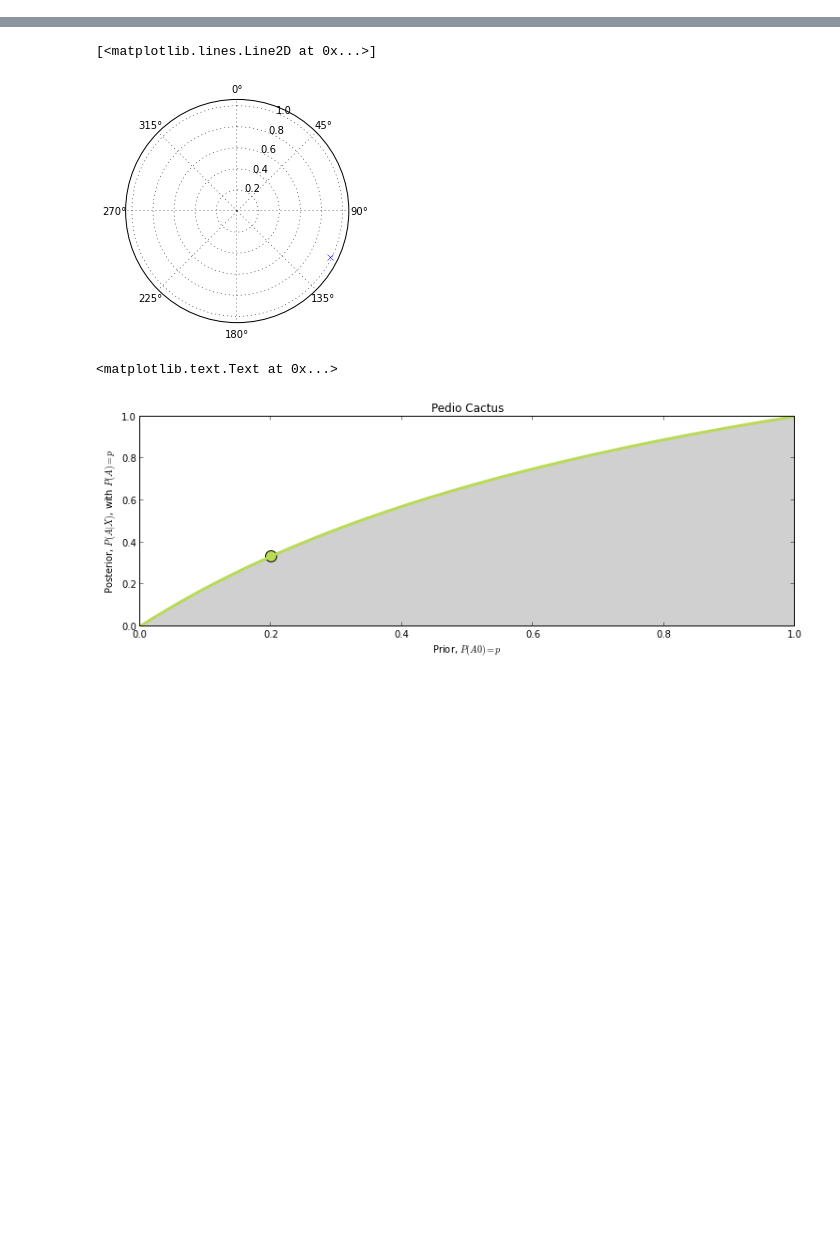
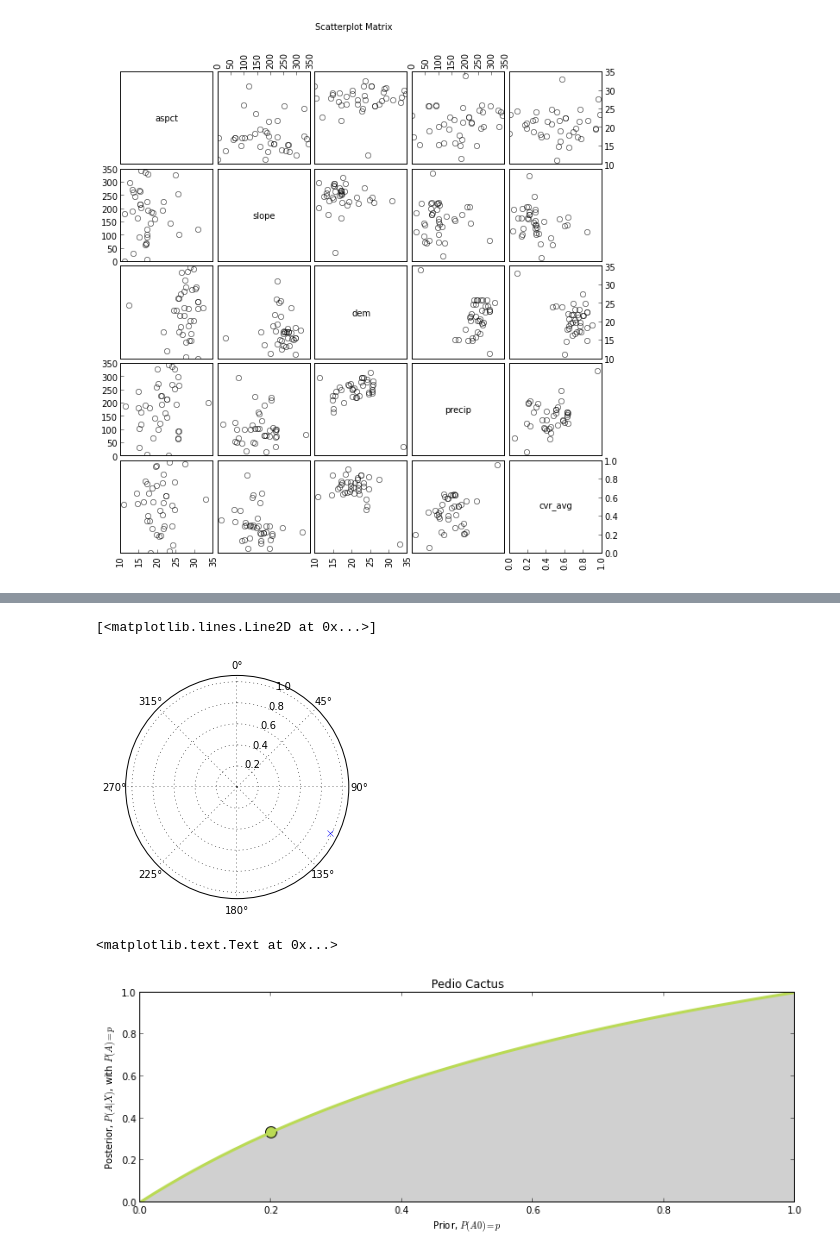
Before and after one commit to apburnes/pediocactus_suitability, a Jupyter notebook: Pedio_Cactus_Suitability.ipynb, the cells around one changed output, grey strips where cells are left out. Drawn from its saved outputs; the diff is of its cells as text; code cells hidden in the pictures; blank space fills up the shorter version.

```diff
--- a/Pedio_Cactus_Suitability.ipynb
+++ b/Pedio_Cactus_Suitability.ipynb
@@ -106,0 +149,8 @@ l = ax.plot(bincenters, y, 'r--', linewidth=1)
+# %%
+for i, col in enumerate(subdata_cols):
+    col_mean = subdata[col].mean()
+    col_std = subdata[col].std()
+
+
+    print "Mean %s = %s" % (col, col_mean)
+    print "STD  %s = %s \n" % (col, col_std)
@@ -106,0 +175,67 @@ l = ax.plot(bincenters, y, 'r--', linewidth=1)
+# %%
+import itertools
+
+flt_data = []
+
+for col in subdata_cols:
+    dx = subdata[col]
+    if dx.dtype == float64:
+        flt_data.append(col)
+
+# Set empty datafram to the series length of the selected dataframe columns
+framelen = subdata.shape[0]
+new_data = pd.DataFrame(index=range(framelen))
+new_data[flt_data] = subdata[flt_data]
+
+d_x = subdata[flt_data]
+dx_arr = [array(x) for x in d_x.values]
+dxt = transpose(dx_arr)
+
+
+def scatterplot_matrix(data, names, **kwargs):
+
+    numlen, numvars = data[names].shape
+
+    data_select = data[names]
+    dx = transpose([array(x) for x in data_select.values])
+
+
+    fig, axes = plt.subplots(nrows=numvars, ncols=numvars, figsize=(10,10))
+    fig.subplots_adjust(hspace=0.05, wspace=0.05)
+
+    for ax in axes.flat:
+
+        ax.xaxis.set_visible(False)
+        ax.yaxis.set_visible(False)
+
+        if ax.is_first_col():
+            ax.yaxis.set_ticks_position('left')
+        if ax.is_last_col():
+            ax.yaxis.set_ticks_position('right')
+        if ax.is_first_row():
+            ax.xaxis.set_ticks_position('top')
+            matplotlib.artist.setp(ax.get_xticklabels(), rotation=90)
+        if ax.is_last_row():
+            ax.xaxis.set_ticks_position('bottom')
+            matplotlib.artist.setp(ax.get_xticklabels(), rotation=90)
+
+    for i, j in zip(*np.triu_indices_from(axes, k=1)):
+        for x, y in [(i,j),(j, i)]:
+            axes[x,y].plot(dx[x], dx[y], **kwargs)
+
+    for i, label in enumerate(names):
+        axes[i,i].annotate(label, (0.5, 0.5), xycoords='axes fraction',
+            ha='center', va='center')
+
+    for i, j in zip(range(numvars), itertools.cycle((-1, 0))):
+        axes[j,i].xaxis.set_visible(True)
+        axes[i,j].yaxis.set_visible(True)
+
+    return fig
+
+
+fig = scatterplot_matrix(subdata, flt_data, linestyle='none', marker='o', color='black', mfc='none')
+fig.suptitle('Scatterplot Matrix')
+plt.show()
+# %% [output]
+[figure, added]
```
Also changed, not shown: parts of 24 cells of this notebook.
